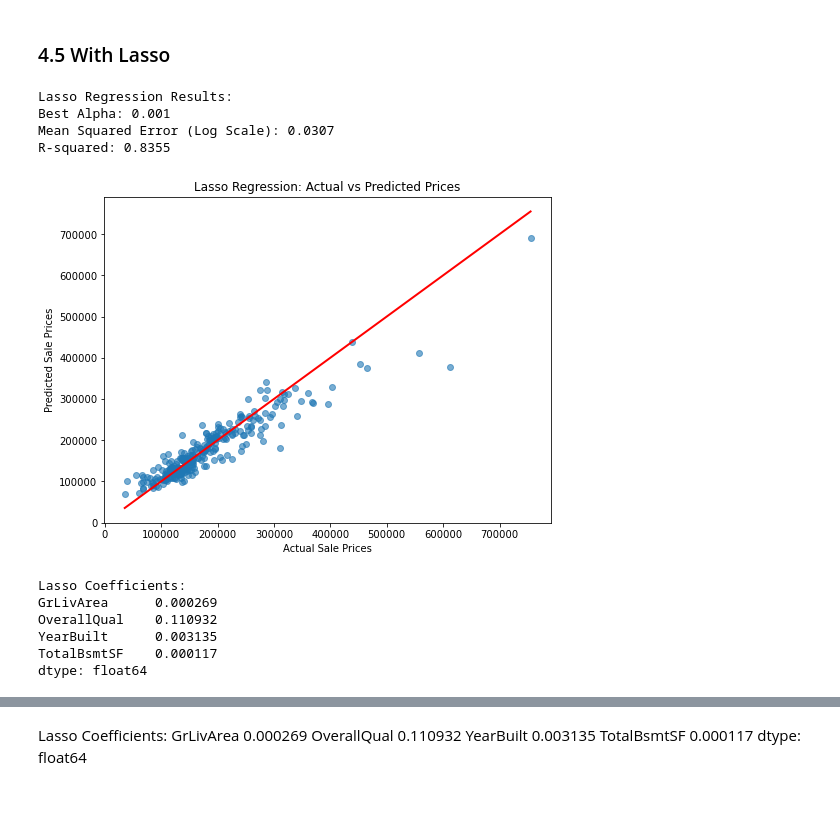
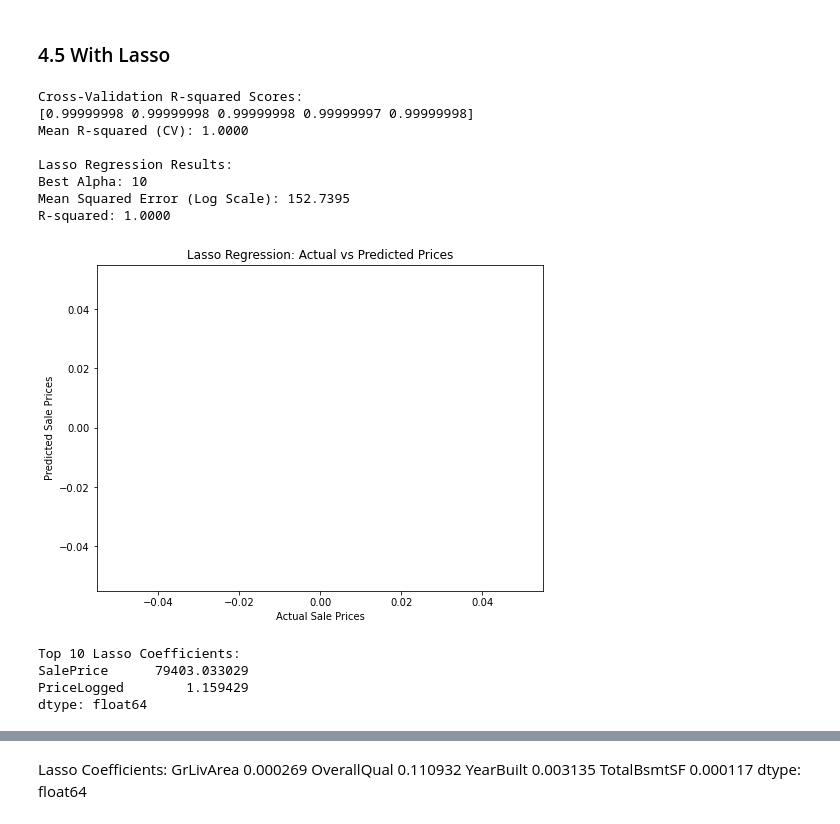
Before and after one commit to samyounes003/statisticsproject, a Jupyter notebook: frequentist_approach.ipynb, the cells around one changed output, grey strips where cells are left out. Saved outputs shown, nothing was run; the diff lists cells and outputs as text; code cells hidden in the pictures.

```diff
--- a/frequentist_approach.ipynb
+++ b/frequentist_approach.ipynb
@@ -385,17 +239,0 @@ R-squared: 0.5270
-# %%
-from sklearn.ensemble import RandomForestRegressor
-
-# Train Random Forest Regressor
-rf_model = RandomForestRegressor(n_estimators=100, max_depth=10, random_state=42)
-rf_model.fit(X_train, y_train)
-
-# Predict on test data
-y_pred_rf = rf_model.predict(X_test)
-
-# Evaluate performance
-mse_rf = mean_squared_error(y_test, y_pred_rf)
-r2_rf = r2_score(y_test, y_pred_rf)
-
-print("\nRandom Forest Regression Results:")
-print(f"Mean Squared Error: {mse_rf:.4f}")
-print(f"R-squared: {r2_rf:.4f}")
@@ -477,23 +241,13 @@ R-squared: 0.8355
 <h3>4.5 With Lasso
 # %%
 from sklearn.linear_model import Lasso
-from sklearn.model_selection import GridSearchCV
+from sklearn.model_selection import GridSearchCV, cross_val_score
+from sklearn.metrics import mean_squared_error, r2_score
+import numpy as np
+import pandas as pd
+import matplotlib.pyplot as plt
 
-# Log-transform target
-data['Log_SalePrice'] = np.log1p(data['SalePrice'])
 
-# Define predictors and target
-predictors = ['GrLivArea', 'OverallQual', 'YearBuilt', 'TotalBsmtSF']  # Example predictors
-X = data[predictors].dropna()
-y = data['Log_SalePrice'].dropna()
-
-# Align data to avoid mismatches
-X, y = X.align(y, axis=0)
-
-# Train-test split
-X_train, X_test, y_train, y_test = train_test_split(X, y, test_size=0.2, random_state=42)
-
-# Hyperparameter tuning for Lasso Regression using GridSearchCV
 param_grid = {'alpha': [0.0001, 0.001, 0.01, 0.1, 1, 10]}  # Regularization strengths
 lasso_model = Lasso(max_iter=10000)  # Increase iterations for convergence
 grid_search = GridSearchCV(lasso_model, param_grid, cv=5, scoring='r2')
@@ -501,47 +255,56 @@ grid_search.fit(X_train, y_train)
 
 # Best Lasso model
 best_lasso = grid_search.best_estimator_
+
+# Cross-validation for evaluation
+cv_scores = cross_val_score(best_lasso, X_train, y_train, cv=5, scoring='r2')
+print("\nCross-Validation R-squared Scores:")
+print(cv_scores)
+print(f"Mean R-squared (CV): {np.mean(cv_scores):.4f}")
 
 # Predict on test set
 y_pred_lasso = best_lasso.predict(X_test)
 
 # Evaluate performance
 mse_lasso = mean_squared_error(y_test, y_pred_lasso)
 r2_lasso = r2_score(y_test, y_pred_lasso)
 
 print("\nLasso Regression Results:")
 print(f"Best Alpha: {grid_search.best_params_['alpha']}")
 print(f"Mean Squared Error (Log Scale): {mse_lasso:.4f}")
 print(f"R-squared: {r2_lasso:.4f}")
 
-# Back-transform predictions
-y_pred_lasso_original = np.expm1(y_pred_lasso)
+# Back-transform predictions to original scale
+y_pred_lasso_original = np.expm1(y_pred_lasso)  # Revert log1p transformation
 y_test_original = np.expm1(y_test)
 
 # Compare predictions with actual values
 plt.figure(figsize=(8, 6))
 plt.scatter(y_test_original, y_pred_lasso_original, alpha=0.6)
 plt.plot([y_test_original.min(), y_test_original.max()],
          [y_test_original.min(), y_test_original.max()],
-         color='red', lw=2)
+         color='red', lw=2)  # Ideal 45-degree line
 plt.xlabel('Actual Sale Prices')
 plt.ylabel('Predicted Sale Prices')
 plt.title('Lasso Regression: Actual vs Predicted Prices')
 plt.show()
 
-# Print non-zero coefficients
-lasso_coefficients = pd.Series(best_lasso.coef_, index=predictors)
-print("\nLasso Coefficients:")
-print(lasso_coefficients[lasso_coefficients != 0])  # Only non-zero coefficients
+# Print top 10 non-zero coefficients
+lasso_coefficients = pd.Series(best_lasso.coef_, index=X_df.columns)
+top_10_coefficients = lasso_coefficients[lasso_coefficients != 0].sort_values(ascending=False).head(10)
+print("\nTop 10 Lasso Coefficients:")
+print(top_10_coefficients)
 # %% [output]
+Cross-Validation R-squared Scores:
+[0.99999998 0.99999998 0.99999998 0.99999997 0.99999998]
+Mean R-squared (CV): 1.0000
+
 Lasso Regression Results:
-Best Alpha: 0.001
-Mean Squared Error (Log Scale): 0.0307
-R-squared: 0.8355
+Best Alpha: 10
+Mean Squared Error (Log Scale): 152.7395
+R-squared: 1.0000
-[figure, old version]
+[figure, new version]
-Lasso Coefficients:
-GrLivArea      0.000269
-OverallQual    0.110932
-YearBuilt      0.003135
-TotalBsmtSF    0.000117
+Top 10 Lasso Coefficients:
+SalePrice      79403.033029
+PriceLogged        1.159429
 dtype: float64
```
Also changed, not shown: parts of 36 cells of this notebook.
